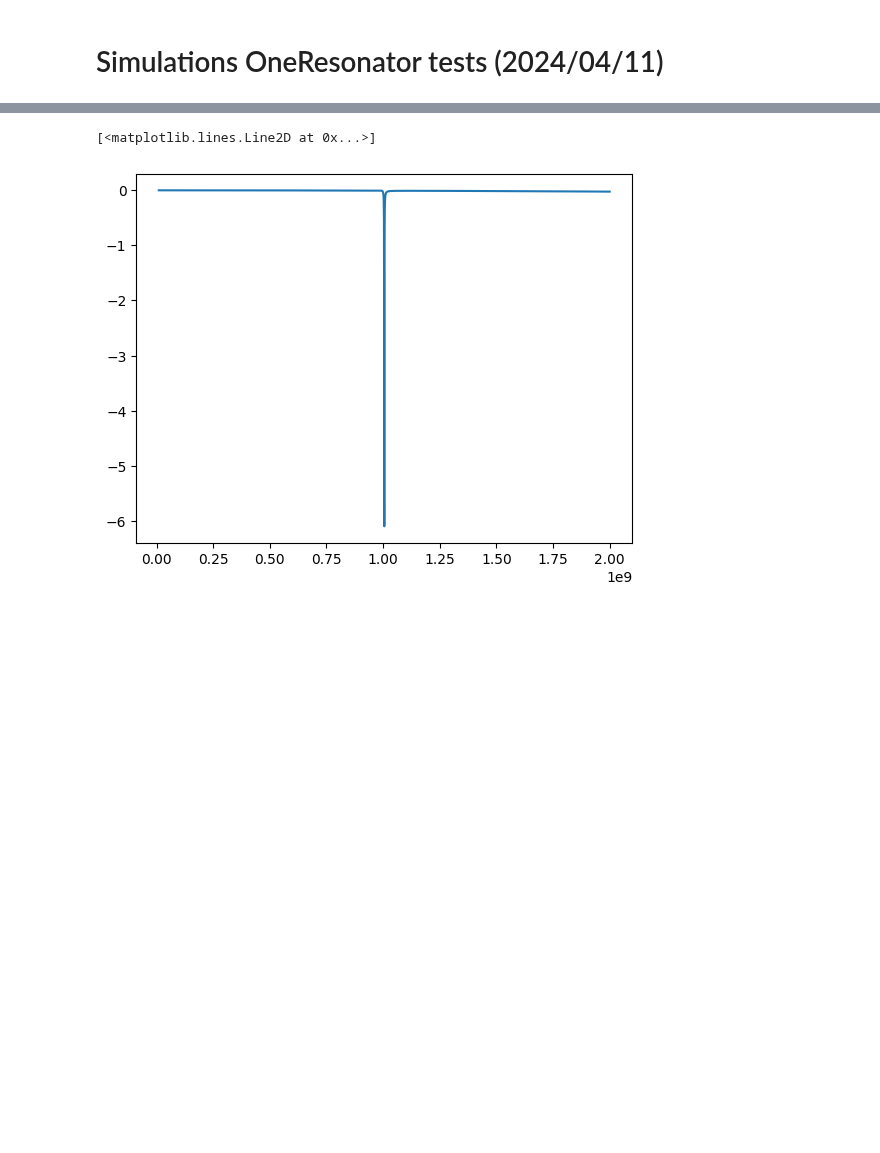
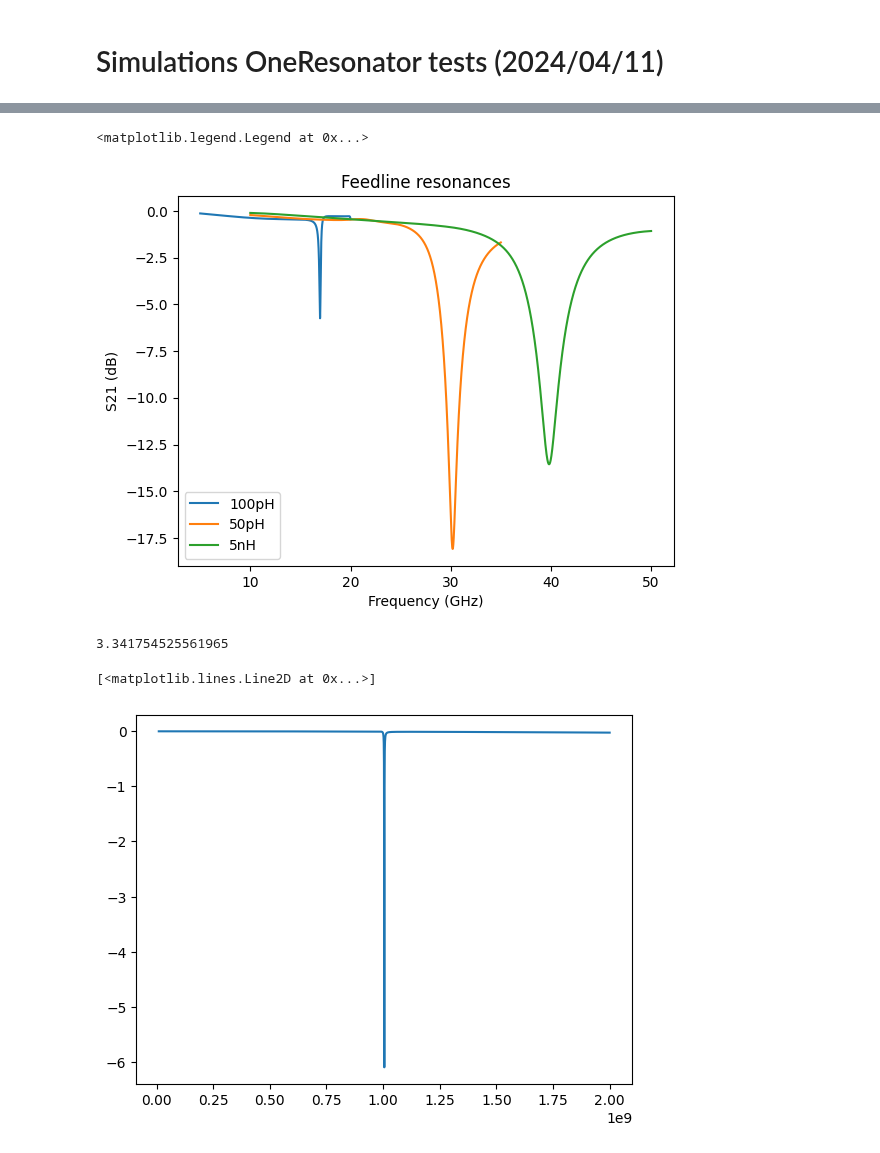
Before and after one commit to cbelo/resonators, a Jupyter notebook: Schuster_Resonators/simulations.ipynb, the cells around one changed output, grey strips where cells are left out. Cells and saved outputs as stored; diff of their text form; code cells hidden in the pictures; blank space fills up the shorter version.

```diff
--- a/Schuster_Resonators/simulations.ipynb
+++ b/Schuster_Resonators/simulations.ipynb
@@ -38,3 +47,19 @@ for file in file_list:
+# %%
+plt.plot(d_OR['CPW_100pH']['freq']*1e-9,d_OR['CPW_100pH']['amp'], label = '100pH')
+plt.plot(d_OR['CPW_50pH']['freq']*1e-9,d_OR['CPW_50pH']['amp'], label = '50pH')
+plt.plot(d_OR['CPW_5pH']['freq']*1e-9,d_OR['CPW_5pH']['amp'], label = '5nH')
+plt.xlabel('Frequency (GHz)')
+plt.ylabel('S21 (dB)')
+# plt.xlim(0.5, 4.5)
+plt.title('Feedline resonances')
+plt.legend()
+# %% [output]
+<matplotlib.legend.Legend at 0x...>
+[figure, added]
+# %%
+3.3598/1.0054
+# %% [output]
+3.341754525561965
 # %%
 # Remove second peak from 100pH spectrum
 freq = d_OR['S21_100pH']['freq']
```
Also changed, not shown: parts of 13 cells of this notebook, 1 other file.
